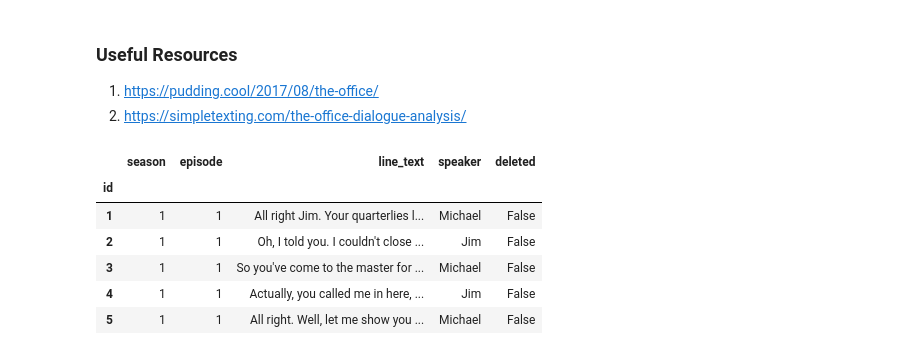
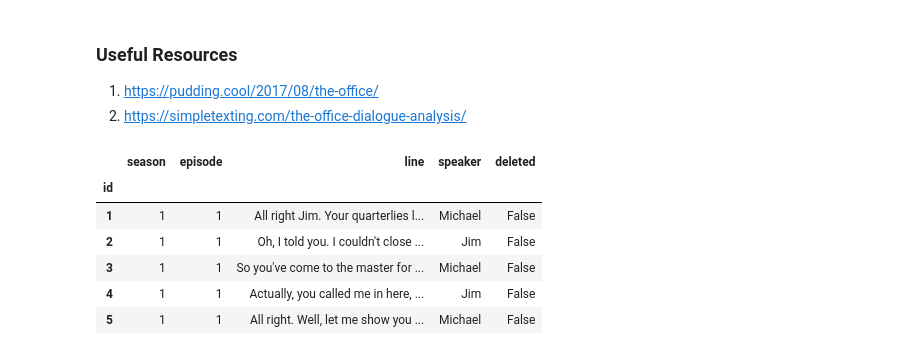
Before and after one commit to shantanu-555/The-Office-Script-Analysis, a Jupyter notebook: notebook_shantanu.ipynb, the cells around one changed output. Cells and saved outputs as stored; diff of their text form; code cells hidden in the pictures.

```diff
--- a/notebook_shantanu.ipynb
+++ b/notebook_shantanu.ipynb
@@ -13,9 +16,10 @@ import plotly.express as px
 # %%
 df = pd.read_csv("The_Office_lines.csv", index_col='id')
 df.drop(['scene'], axis = 1, inplace=True)
+df.rename({'line_text': 'line'}, axis=1, inplace=True)
 df.head()
 # %% [output]
-|  | season | episode | line_text | speaker | deleted |
+|  | season | episode | line | speaker | deleted |
 | id |  |  |  |  |  |
 | 1 | 1 | 1 | All right Jim. Your quarterlies l... | Michael | False |
 | 2 | 1 | 1 | Oh, I told you. I couldn't close ... | Jim | False |
```
Also changed, not shown: parts of 7 cells of this notebook, 1 other file.
